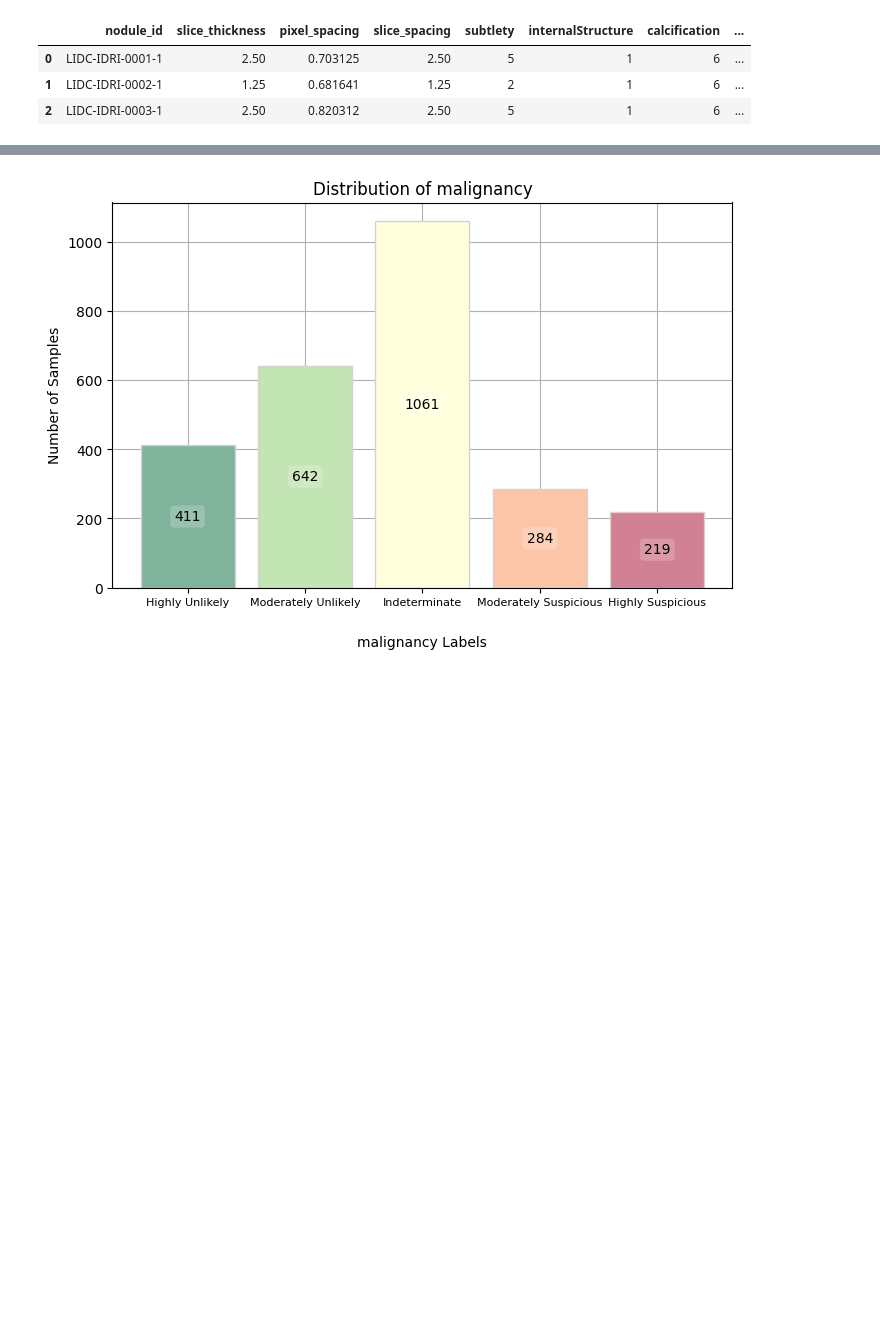
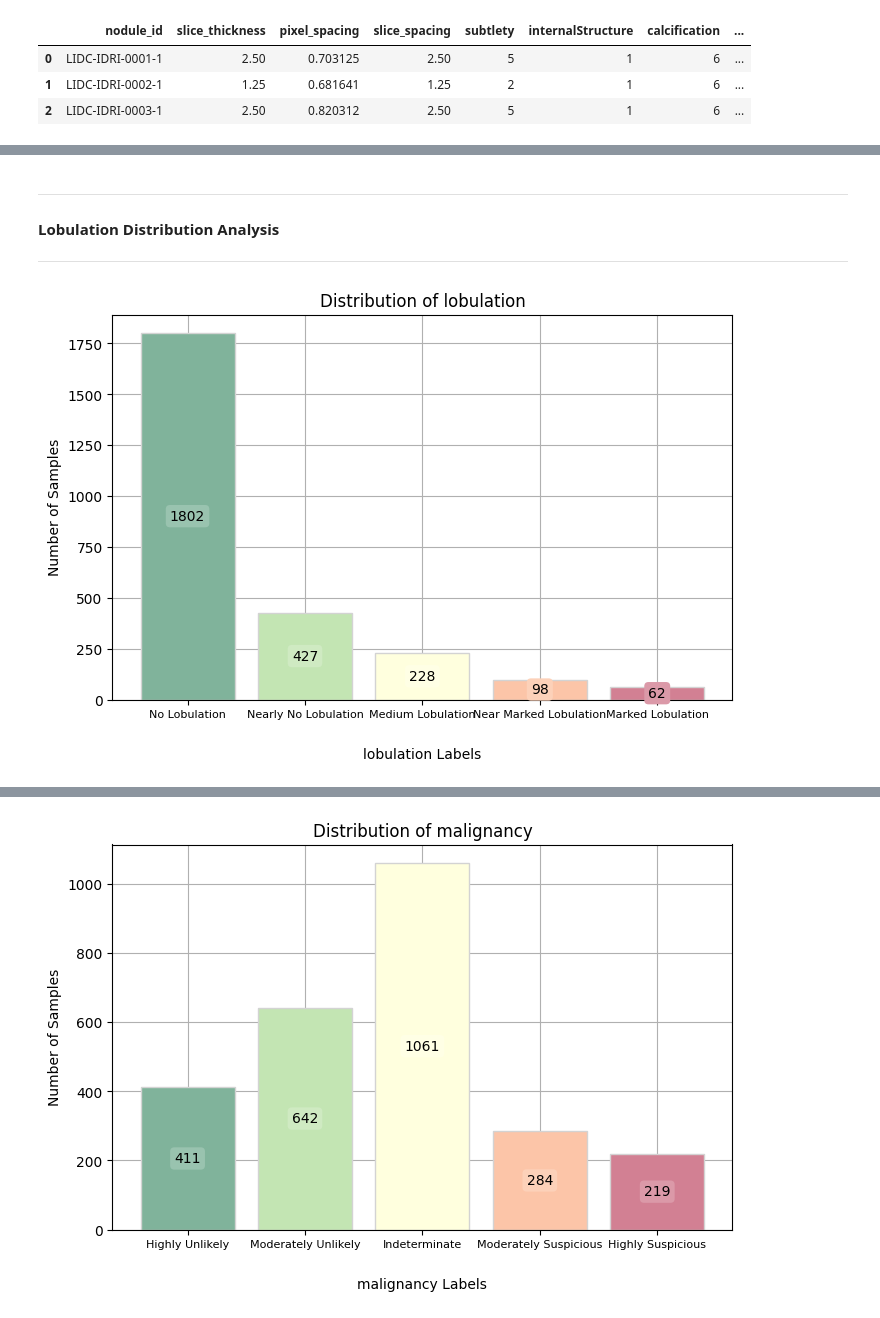
Before and after one commit to EstevesX10/Lung-Cancer-Classification-with-CT-Scans, a Jupyter notebook: Lung Cancer Classification with CT Scans/LungCancerClassification.ipynb, the cells around one changed output, grey strips where cells are left out. Saved outputs shown, nothing was run; the diff lists cells and outputs as text; code cells hidden in the pictures; blank space fills up the shorter version.

```diff
--- a/Lung Cancer Classification with CT Scans/LungCancerClassification.ipynb
+++ b/Lung Cancer Classification with CT Scans/LungCancerClassification.ipynb
@@ -309,0 +355,18 @@ In this subsection, we aim to conduct an ``exploratory data analysis`` along wit
+# %% [markdown]
+---
+#### Lobulation Distribution Analysis
+---
+# %%
+# Defining the Lobulation Decoder
+lobulationDecoder = {
+    1:"No Lobulation",
+    2:"Nearly No Lobulation",
+    3:"Medium Lobulation",
+    4:"Near Marked Lobulation",
+    5:"Marked Lobulation"
+}
+
+# Plot Lobulation feature distribution
+plotFeatureDistribution(df_pylidc, 'lobulation', True, lobulationDecoder)
+# %% [output]
+[figure, added]
```
Also changed, not shown: parts of 17 cells of this notebook.
